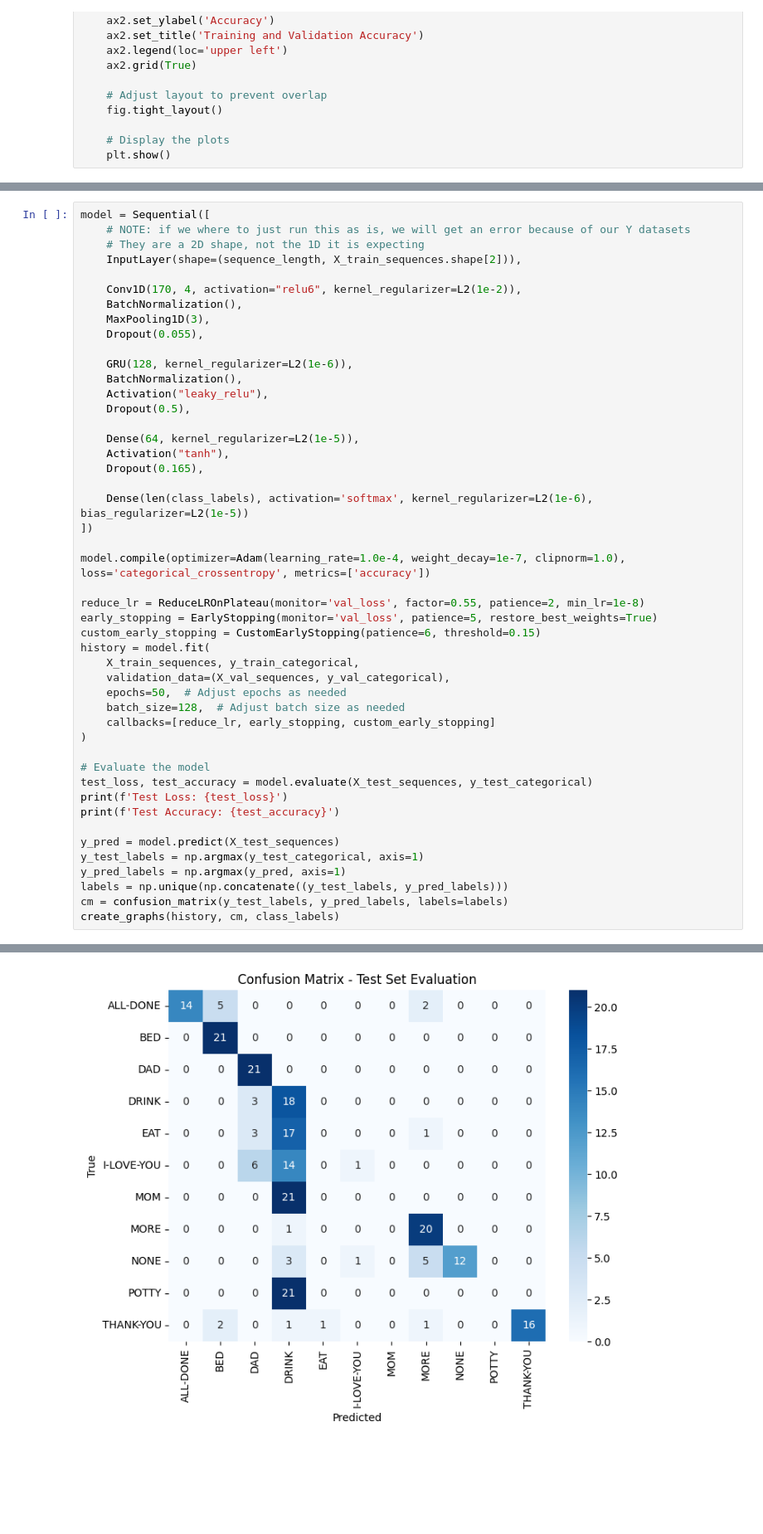
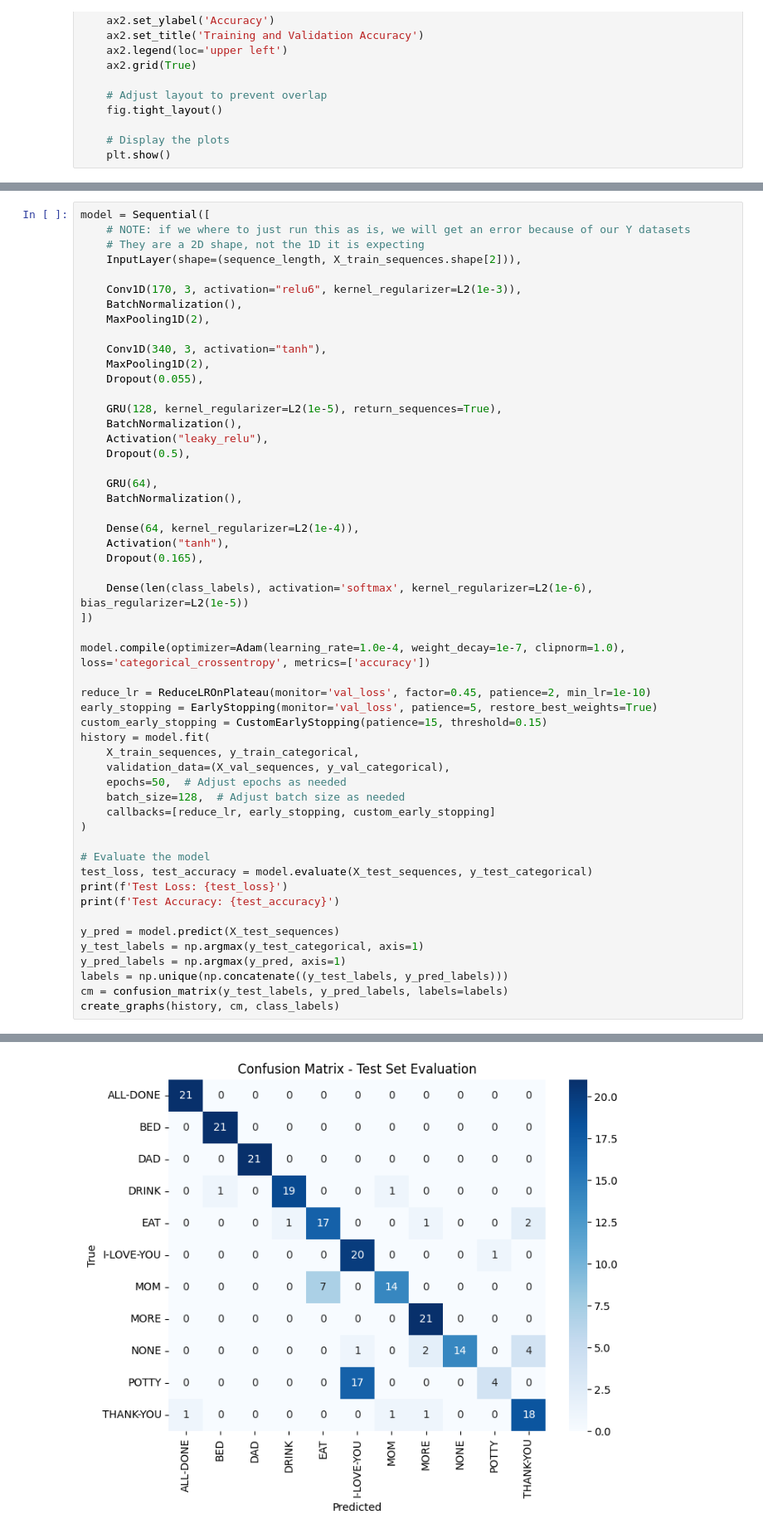
Before and after one commit to D3rrickLa/machine_learning_tfnmp, a Jupyter notebook: model/CNN_LSTM/v3/cnn_lstm_v3.ipynb, the cells around one changed output, grey strips where cells are left out. Shown at 83% size. Drawn from its saved outputs; the diff is of its cells as text; blank space fills up the shorter version.

```diff
--- a/model/CNN_LSTM/v3/cnn_lstm_v3.ipynb
+++ b/model/CNN_LSTM/v3/cnn_lstm_v3.ipynb
@@ -206,17 +205,23 @@ model = Sequential([
     # They are a 2D shape, not the 1D it is expecting
     InputLayer(shape=(sequence_length, X_train_sequences.shape[2])),
 
-    Conv1D(170, 4, activation="relu6", kernel_regularizer=L2(1e-2)),
+    Conv1D(170, 3, activation="relu6", kernel_regularizer=L2(1e-3)),
     BatchNormalization(),
-    MaxPooling1D(3),
+    MaxPooling1D(2),
+
+    Conv1D(340, 3, activation="tanh"),
+    MaxPooling1D(2),
     Dropout(0.055),
 
-    GRU(128, kernel_regularizer=L2(1e-6)),
+    GRU(128, kernel_regularizer=L2(1e-5), return_sequences=True),
     BatchNormalization(),
     Activation("leaky_relu"),
     Dropout(0.5),
 
-    Dense(64, kernel_regularizer=L2(1e-5)),
+    GRU(64),
+    BatchNormalization(),
+
+    Dense(64, kernel_regularizer=L2(1e-4)),
     Activation("tanh"),
     Dropout(0.165),
 
@@ -225,9 +230,9 @@ model = Sequential([
 
 model.compile(optimizer=Adam(learning_rate=1.0e-4, weight_decay=1e-7, clipnorm=1.0), loss='categorical_crossentropy', metrics=['accuracy'])
 
-reduce_lr = ReduceLROnPlateau(monitor='val_loss', factor=0.55, patience=2, min_lr=1e-8)
+reduce_lr = ReduceLROnPlateau(monitor='val_loss', factor=0.45, patience=2, min_lr=1e-10)
 early_stopping = EarlyStopping(monitor='val_loss', patience=5, restore_best_weights=True)
-custom_early_stopping = CustomEarlyStopping(patience=6, threshold=0.15)
+custom_early_stopping = CustomEarlyStopping(patience=15, threshold=0.15)
 history = model.fit(
     X_train_sequences, y_train_categorical,
     validation_data=(X_val_sequences, y_val_categorical),
@@ -271 +273 @@ WARNING:tensorflow:5 out of the last 17 calls to <function TensorFlowTrainer.mak
-[figure, old version]
+[figure, new version]
```
Also changed, not shown: parts of 4 cells of this notebook, 5 other files.
